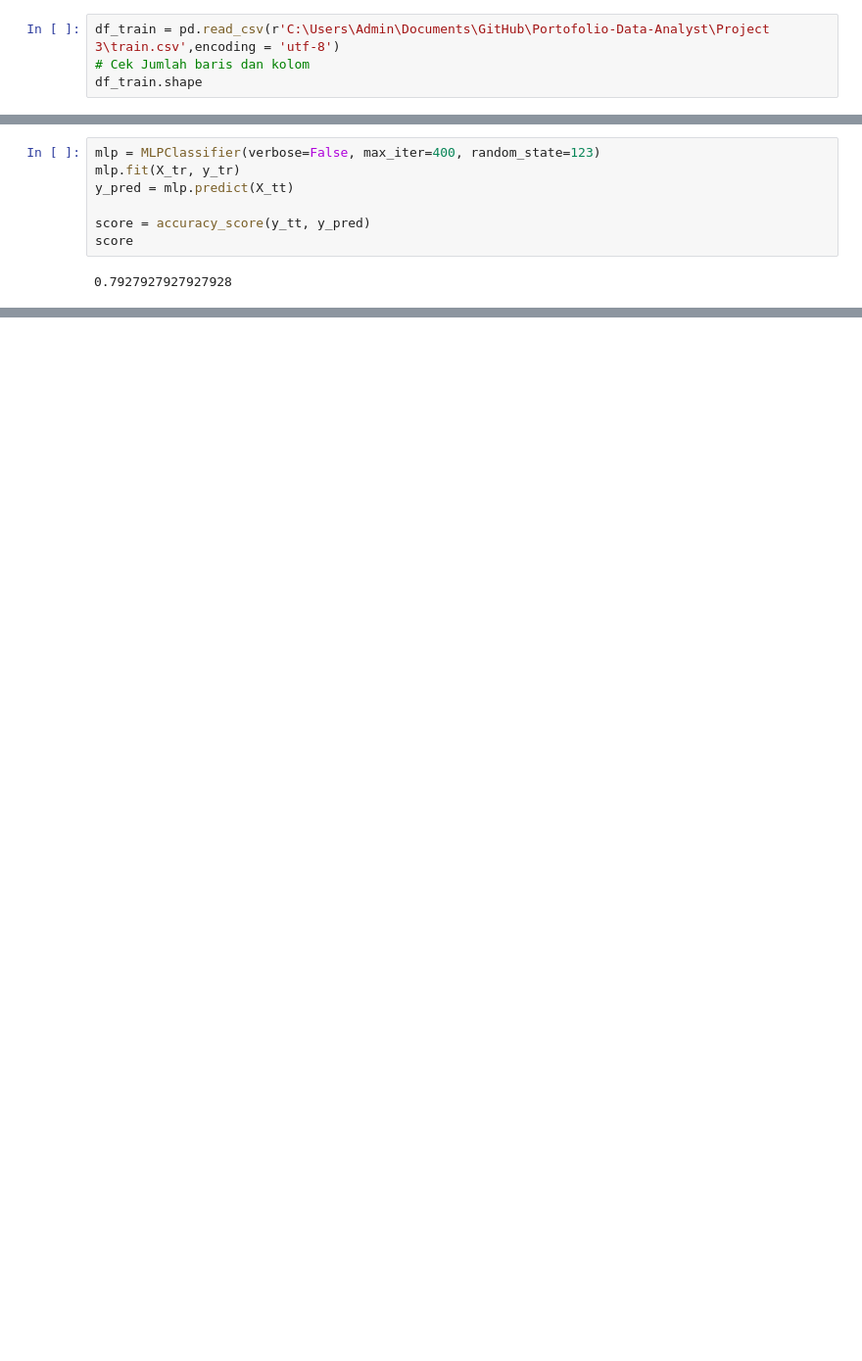
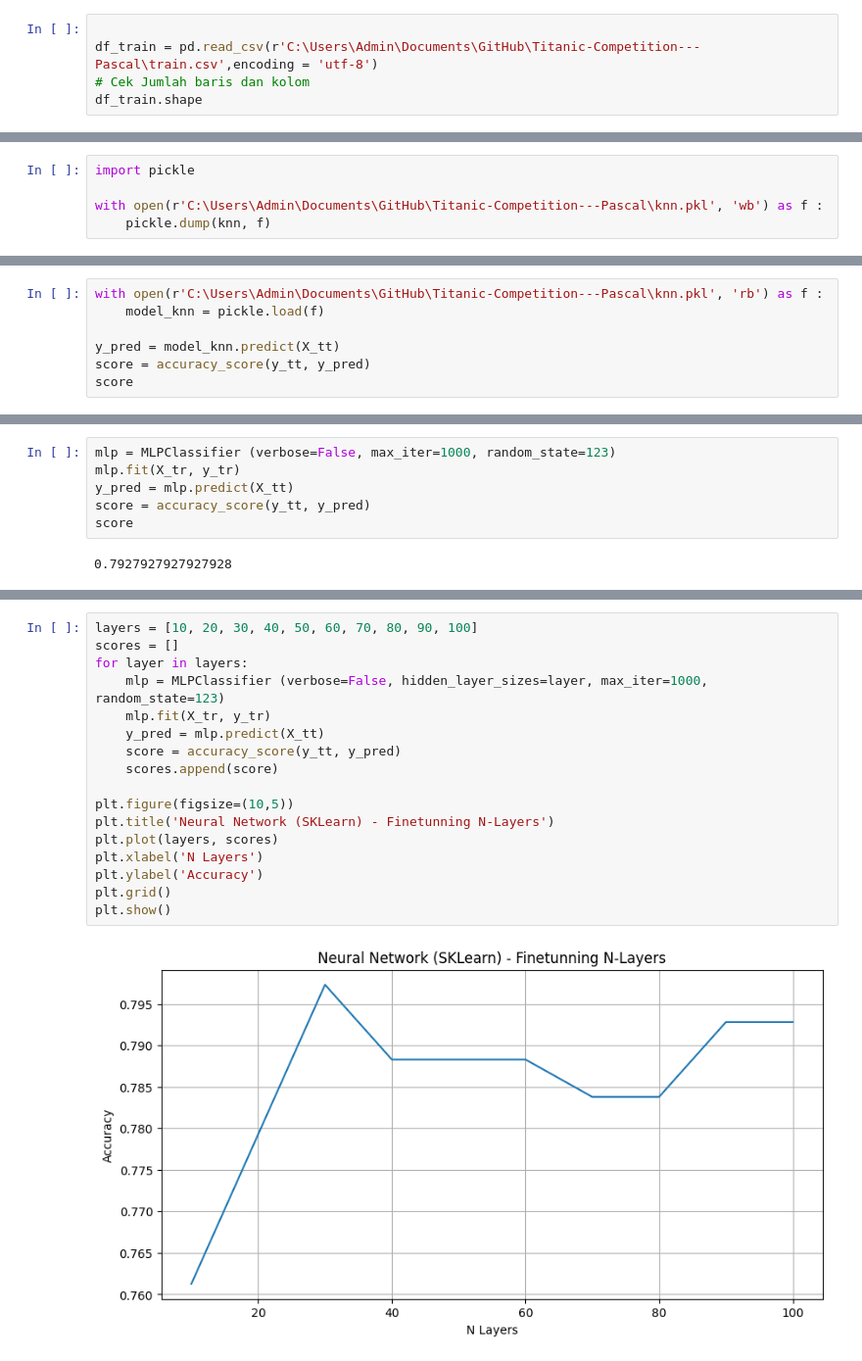
Before and after one commit to Pascalbrly/Titanic-Competition---Pascal, a Jupyter notebook: titanic data science compt.ipynb, the cells around one changed output, grey strips where cells are left out. Shown at 98% size. Saved outputs shown, nothing was run; the diff lists cells and outputs as text; blank space fills up the shorter version.

```diff
--- a/titanic data science compt.ipynb
+++ b/titanic data science compt.ipynb
@@ -25,7 +25,8 @@ df_gender_submission.head()
 # %% [markdown]
 # Read CSV Train
 # %%
-df_train = pd.read_csv(r'C:\Users\Admin\Documents\GitHub\Portofolio-Data-Analyst\Project 3\train.csv',encoding = 'utf-8')
+
+df_train = pd.read_csv(r'C:\Users\Admin\Documents\GitHub\Titanic-Competition---Pascal\train.csv',encoding = 'utf-8')
 # Cek Jumlah baris dan kolom
 df_train.shape
 # %% [output]
@@ -719,0 +723,5 @@ score
+# %%
+import pickle
+
+with open(r'C:\Users\Admin\Documents\GitHub\Titanic-Competition---Pascal\knn.pkl', 'wb') as f :
+    pickle.dump(knn, f)
@@ -719,0 +730,7 @@ score
+# %%
+with open(r'C:\Users\Admin\Documents\GitHub\Titanic-Competition---Pascal\knn.pkl', 'rb') as f :
+    model_knn = pickle.load(f)
+
+y_pred = model_knn.predict(X_tt)
+score = accuracy_score(y_tt, y_pred)
+score
@@ -872,8 +892,7 @@ https://scikit-learn.org/stable/modules/generated/sklearn.neighbors.KNeighborsCl
 # %%
-mlp = MLPClassifier(verbose=False, max_iter=400, random_state=123)
+mlp = MLPClassifier (verbose=False, max_iter=1000, random_state=123)
 mlp.fit(X_tr, y_tr)
 y_pred = mlp.predict(X_tt)
-
 score = accuracy_score(y_tt, y_pred)
 score
 # %% [output]
@@ -880,0 +902,19 @@ score
+# %%
+layers = [10, 20, 30, 40, 50, 60, 70, 80, 90, 100]
+scores = []
+for layer in layers:
+    mlp = MLPClassifier (verbose=False, hidden_layer_sizes=layer, max_iter=1000, random_state=123)
+    mlp.fit(X_tr, y_tr)
+    y_pred = mlp.predict(X_tt)
+    score = accuracy_score(y_tt, y_pred)
+    scores.append(score)
+
+plt.figure(figsize=(10,5))
+plt.title('Neural Network (SKLearn) - Finetunning N-Layers')
+plt.plot(layers, scores)
+plt.xlabel('N Layers')
+plt.ylabel('Accuracy')
+plt.grid()
+plt.show()
+# %% [output]
+[figure, added]
```
Also changed, not shown: parts of 32 cells of this notebook, 2 other files.
